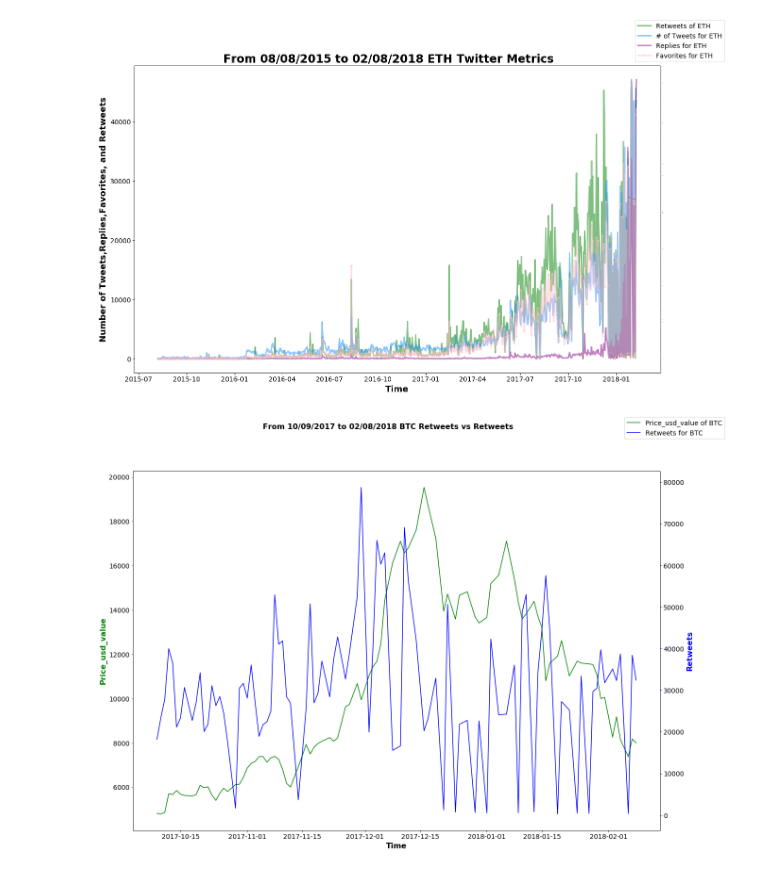
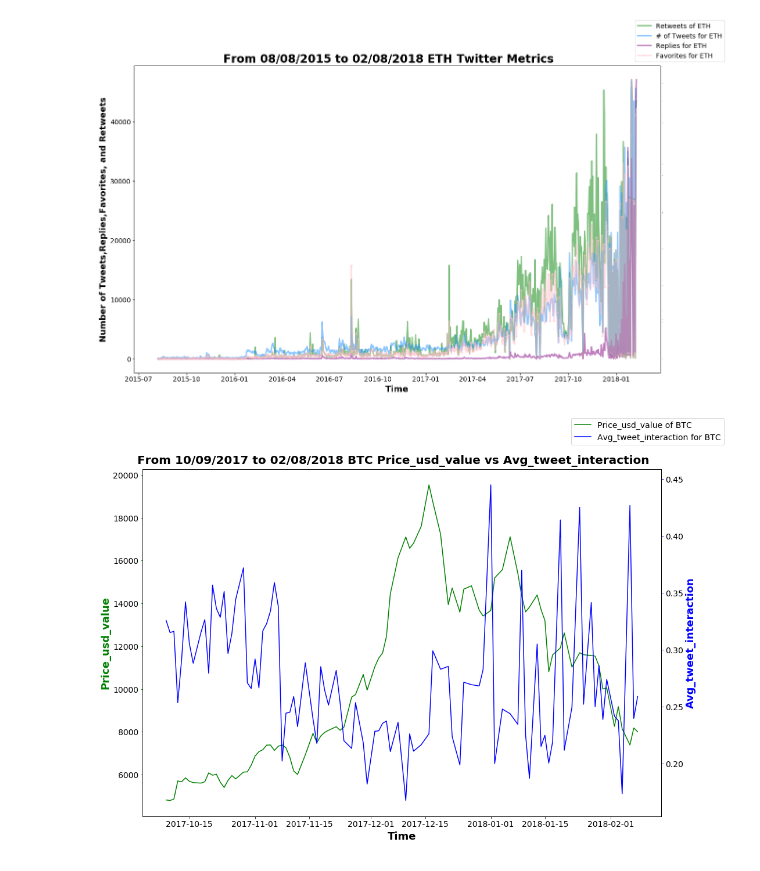
Before and after one commit to ThomasADuffy/Crypto-Capstone-1, a Jupyter notebook: notebooks/graphing_notebook.ipynb, the cells around one changed output. Saved outputs shown, nothing was run; the diff lists cells and outputs as text; code cells hidden in the pictures.

Commit message:
made some edits to graphing functions and produced some more graphs, Starting to work on read me mainly

```diff
--- a/notebooks/graphing_notebook.ipynb
+++ b/notebooks/graphing_notebook.ipynb
@@ -91,6 +93,6 @@ graph.tweet_metrics_graph(ETH,'ETH','ETH_twitter_metrics.png',datefilter=None)
 # %% [output]
 [figure]
 # %%
-graph.two_metrics_graph(df=BTC,dfname='BTC',col1='price_usd_value',col2='retweets',savefig='BTC_price_retweets.png',datefilter=None)
+graph.two_metrics_graph(df=BTC,dfname='BTC',col1='price_usd_value',col2='avg_tweet_interaction',savefig='BTC_interaction_full.png')
 # %% [output]
-[figure, old version]
+[figure, new version]
```
Also changed, not shown: parts of 13 cells of this notebook, 9 other files.
